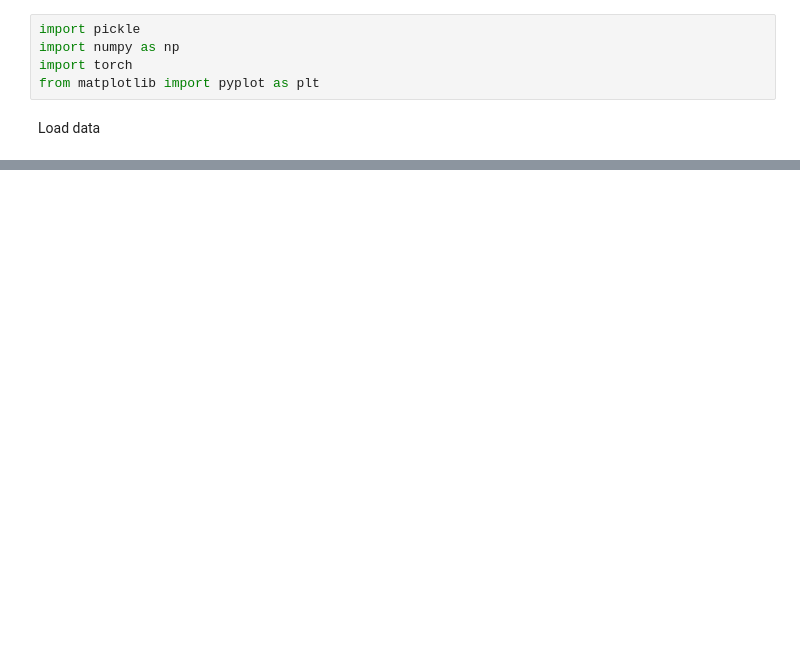
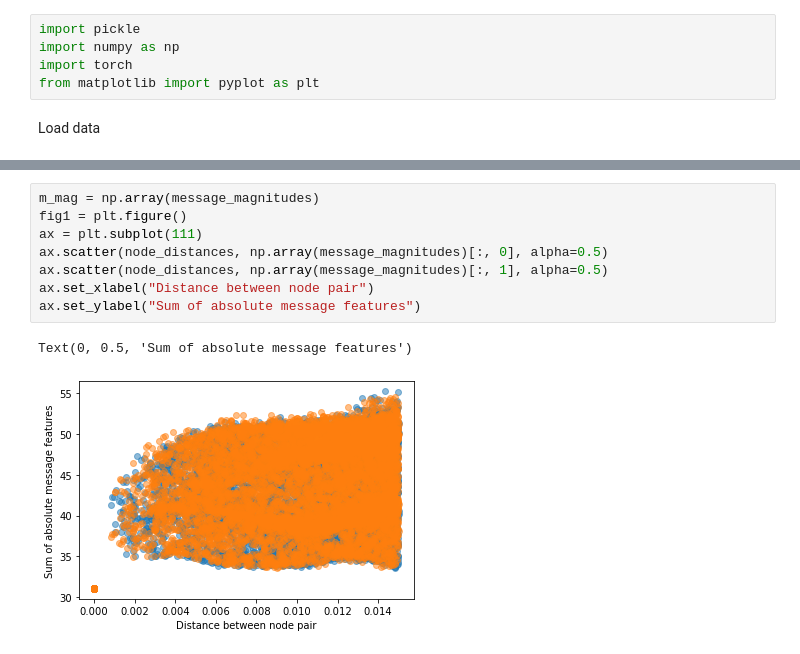
Before and after one commit to yjchoi1/gns-mpm, a Jupyter notebook: gns/see_messages.ipynb, the cells around one changed output, grey strips where cells are left out. Saved outputs shown, nothing was run; the diff lists cells and outputs as text; blank space fills up the shorter version.

```diff
--- a/gns/see_messages.ipynb
+++ b/gns/see_messages.ipynb
@@ -62,0 +141,11 @@ plt.tight_layout()
+# %%
+m_mag = np.array(message_magnitudes)
+fig1 = plt.figure()
+ax = plt.subplot(111)
+ax.scatter(node_distances, np.array(message_magnitudes)[:, 0], alpha=0.5)
+ax.scatter(node_distances, np.array(message_magnitudes)[:, 1], alpha=0.5)
+ax.set_xlabel("Distance between node pair")
+ax.set_ylabel("Sum of absolute message features")
+# %% [output]
+Text(0, 0.5, 'Sum of absolute message features')
+[figure, added]
```
Also changed, not shown: parts of 7 cells of this notebook, 5 other files.
